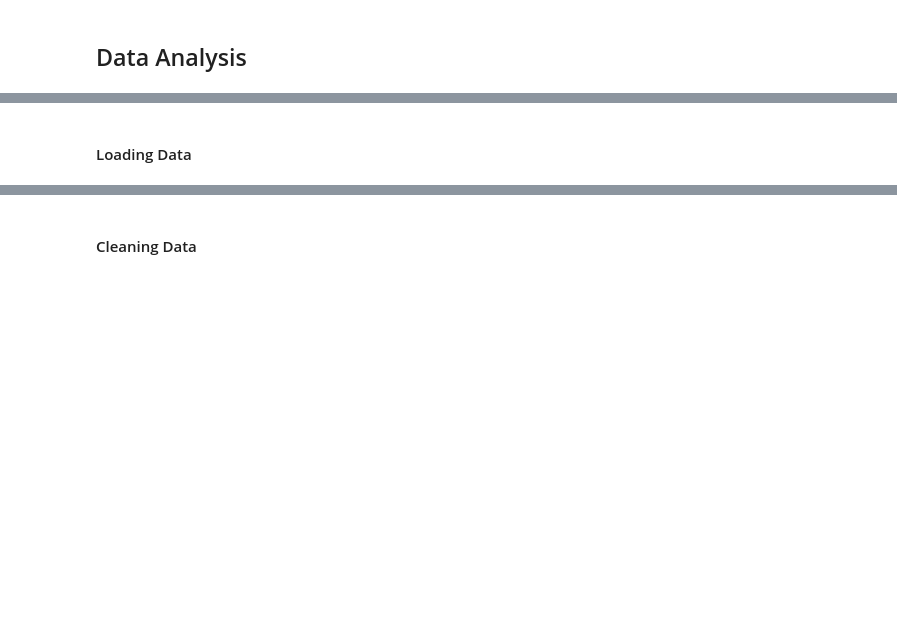
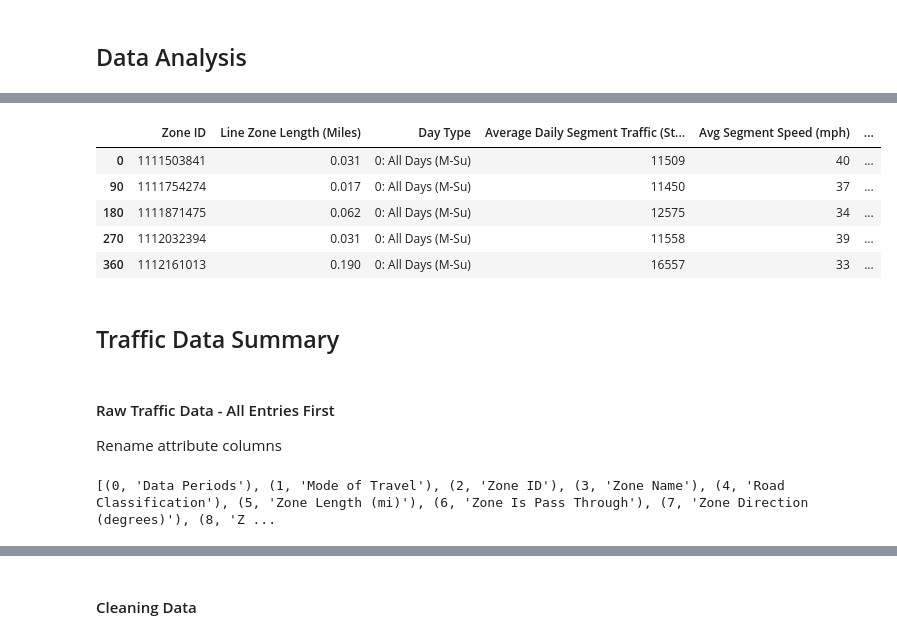
Before and after one commit to eKerney/data-notebooks, a Jupyter notebook: kzoo_streetlight/final_data_workflow.ipynb, the cells around one changed output, grey strips where cells are left out. Cells and saved outputs as stored; diff of their text form; code cells hidden in the pictures; blank space fills up the shorter version.

```diff
--- a/kzoo_streetlight/final_data_workflow.ipynb
+++ b/kzoo_streetlight/final_data_workflow.ipynb
@@ -89,0 +133,3 @@ Data Periods,Mode of Travel,Zone ID,Zone Name,Road Classification,Line Zone Leng
+# %%
+df_day_part = df[(df['Day Part'] == '00: All Day (12am-12am)') & (df['Day Type'] == '0: All Days (M-Su)')]
+df_day_part.count()
@@ -90,2 +154,27 @@ Data Periods,Mode of Travel,Zone ID,Zone Name,Road Classification,Line Zone Leng
+# %%
+c = df_day_part.columns
+df_filter = df_day_part[[c[2], c[5], c[10], c[12], c[13], c[15], c[19]]]
+df_filter.head()
+# %% [output]
+|  | Zone ID | Line Zone Length (Miles) | Day Type | Average Daily Segment Traffic (St... | Avg Segment Speed (mph) | ... |
+| 0 | 1111503841 | 0.031 | 0: All Days (M-Su) | 11509 | 40 | ... |
+| 90 | 1111754274 | 0.017 | 0: All Days (M-Su) | 11450 | 37 | ... |
+| 180 | 1111871475 | 0.062 | 0: All Days (M-Su) | 12575 | 34 | ... |
+| 270 | 1112032394 | 0.031 | 0: All Days (M-Su) | 11558 | 39 | ... |
+| 360 | 1112161013 | 0.190 | 0: All Days (M-Su) | 16557 | 33 | ... |
 # %% [markdown]
-#### Loading Data
+## Traffic Data Summary
+# %% [markdown]
+#### Raw Traffic Data - All Entries First
+Rename attribute columns
+# %%
+dfc = df.copy(deep=True)
+dfc.rename(columns={'Average Daily Segment Traffic (StL Volume)': 'Avg Daily Seg Traffic ', \
+                    'Avg Segment Speed (mph)': 'Avg Seg Spd (mph)',
+                    '85th Speed Percentile': '85th Spd PCTL',
+                    'Line Zone Length (Miles)': 'Zone Length (mi)',
+                    'Free Flow Speed (mph)': 'Free Flow Spd (mph)' }, inplace=True)
+dc = dfc.columns
+print([(i, item) for i, item in enumerate(dc)])
+# %% [output]
+[(0, 'Data Periods'), (1, 'Mode of Travel'), (2, 'Zone ID'), (3, 'Zone Name'), (4, 'Road Classification'), (5, 'Zone Length (mi)'), (6, 'Zone Is Pass Through'), (7, 'Zone Direction (degrees)'), (8, 'Z ...
```
Also changed, not shown: parts of 12 cells of this notebook, 1 other file.
